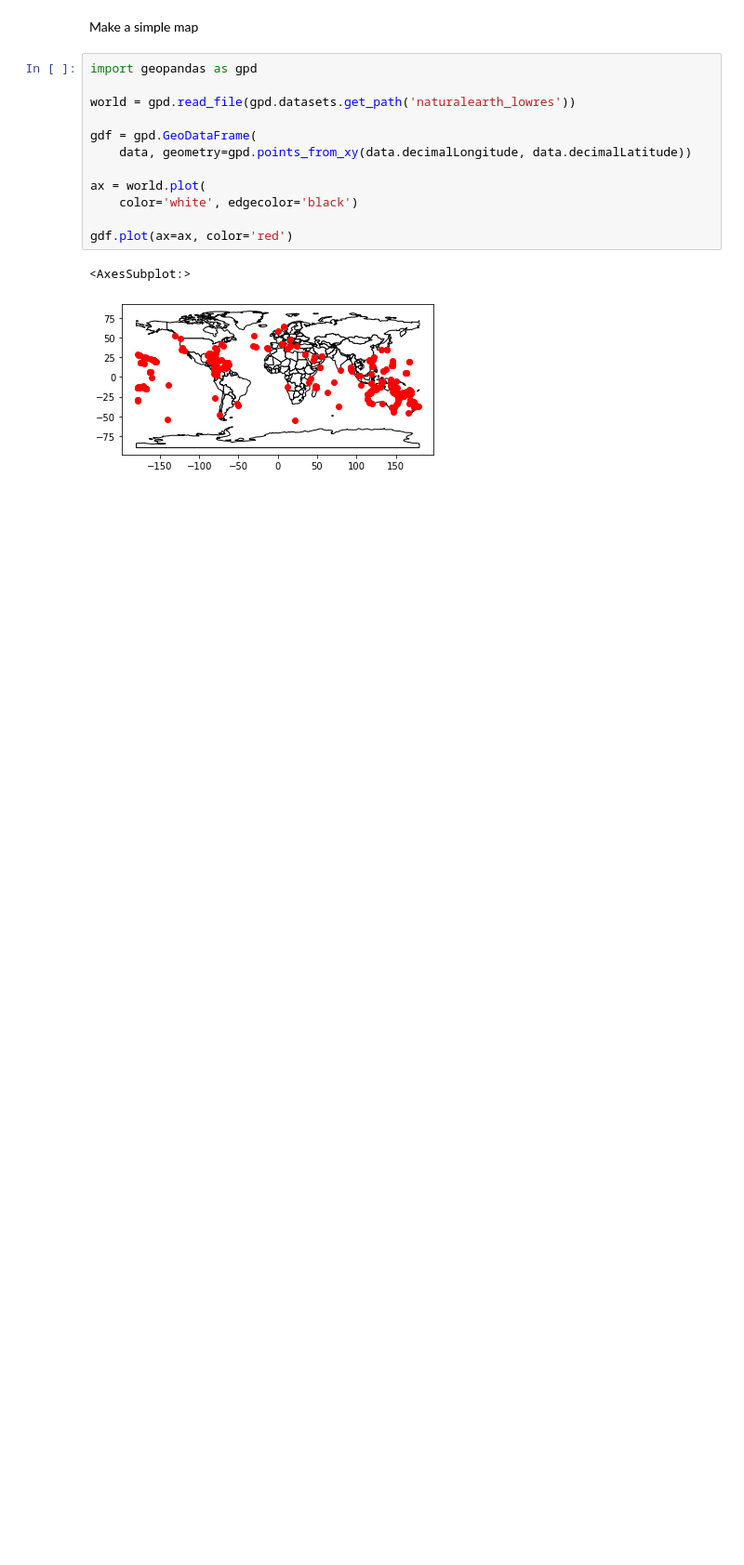
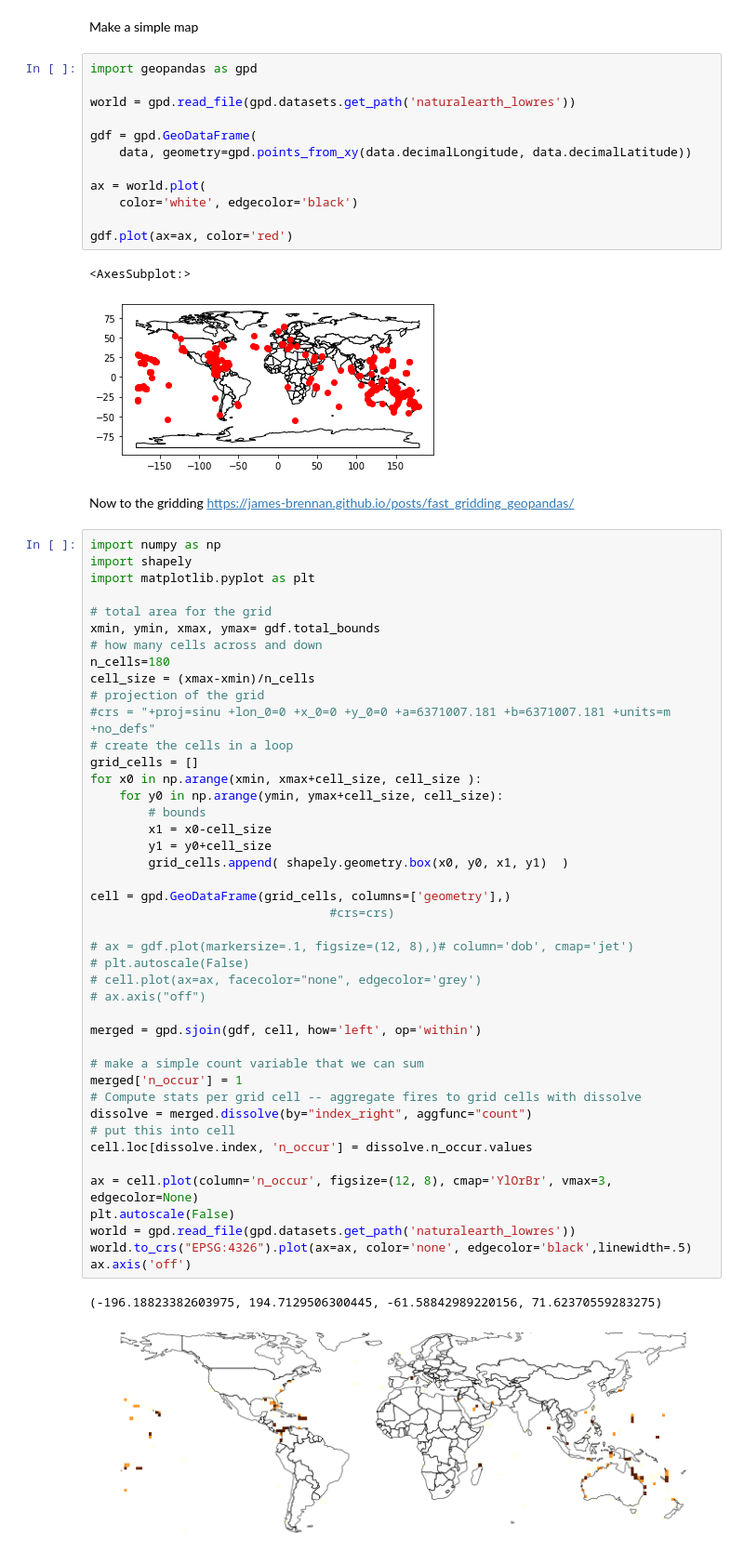
Before and after one commit to MathewBiddle/bio_ice, a Jupyter notebook: OBIS_map.ipynb, the cells around one changed output. Shown at 93% size. Drawn from its saved outputs; the diff is of its cells as text; blank space fills up the shorter version.

```diff
--- a/OBIS_map.ipynb
+++ b/OBIS_map.ipynb
@@ -181,3 +182,51 @@ gdf.plot(ax=ax, color='red')
 # %% [output]
 <AxesSubplot:>
 [figure]
+# %% [markdown]
+Now to the gridding https://james-brennan.github.io/posts/fast_gridding_geopandas/
+# %%
+import numpy as np
+import shapely
+import matplotlib.pyplot as plt
+
+# total area for the grid
+xmin, ymin, xmax, ymax= gdf.total_bounds
+# how many cells across and down
+n_cells=180
+cell_size = (xmax-xmin)/n_cells
+# projection of the grid
+#crs = "+proj=sinu +lon_0=0 +x_0=0 +y_0=0 +a=6371007.181 +b=6371007.181 +units=m +no_defs"
+# create the cells in a loop
+grid_cells = []
+for x0 in np.arange(xmin, xmax+cell_size, cell_size ):
+    for y0 in np.arange(ymin, ymax+cell_size, cell_size):
+        # bounds
+        x1 = x0-cell_size
+        y1 = y0+cell_size
+        grid_cells.append( shapely.geometry.box(x0, y0, x1, y1)  )
+
+cell = gpd.GeoDataFrame(grid_cells, columns=['geometry'],)
+                                 #crs=crs)
+
+# ax = gdf.plot(markersize=.1, figsize=(12, 8),)# column='dob', cmap='jet')
+# plt.autoscale(False)
+# cell.plot(ax=ax, facecolor="none", edgecolor='grey')
+# ax.axis("off")
+
+merged = gpd.sjoin(gdf, cell, how='left', op='within')
+
+# make a simple count variable that we can sum
+merged['n_occur'] = 1
+# Compute stats per grid cell -- aggregate fires to grid cells with dissolve
+dissolve = merged.dissolve(by="index_right", aggfunc="count")
+# put this into cell
+cell.loc[dissolve.index, 'n_occur'] = dissolve.n_occur.values
+
+ax = cell.plot(column='n_occur', figsize=(12, 8), cmap='YlOrBr', vmax=3, edgecolor=None)
+plt.autoscale(False)
+world = gpd.read_file(gpd.datasets.get_path('naturalearth_lowres'))
+world.to_crs("EPSG:4326").plot(ax=ax, color='none', edgecolor='black',linewidth=.5)
+ax.axis('off')
+# %% [output]
+(-196.18823382603975, 194.7129506300445, -61.58842989220156, 71.62370559283275)
+[figure, added]
```
Also changed, not shown: parts of 1 cell of this notebook.
